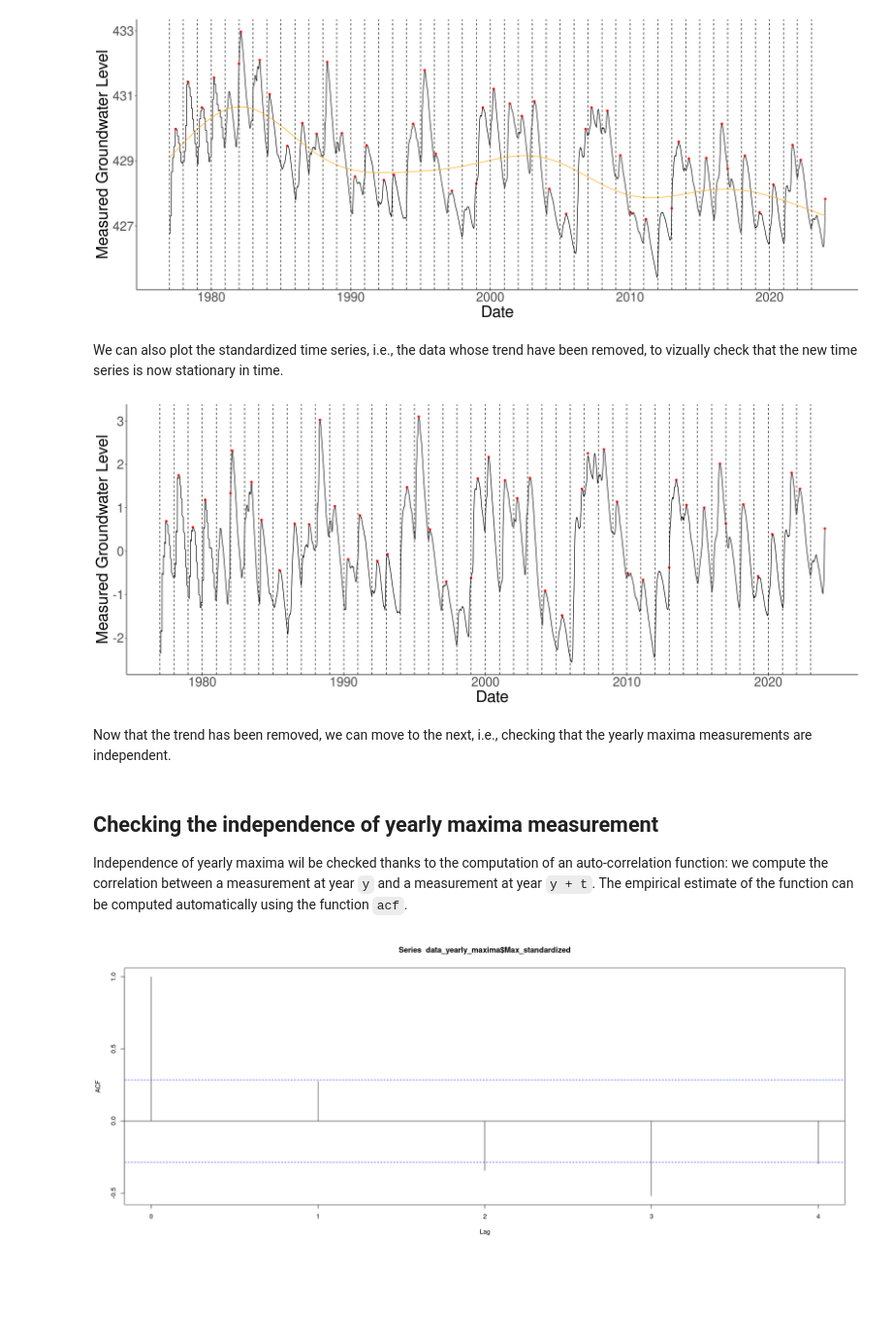
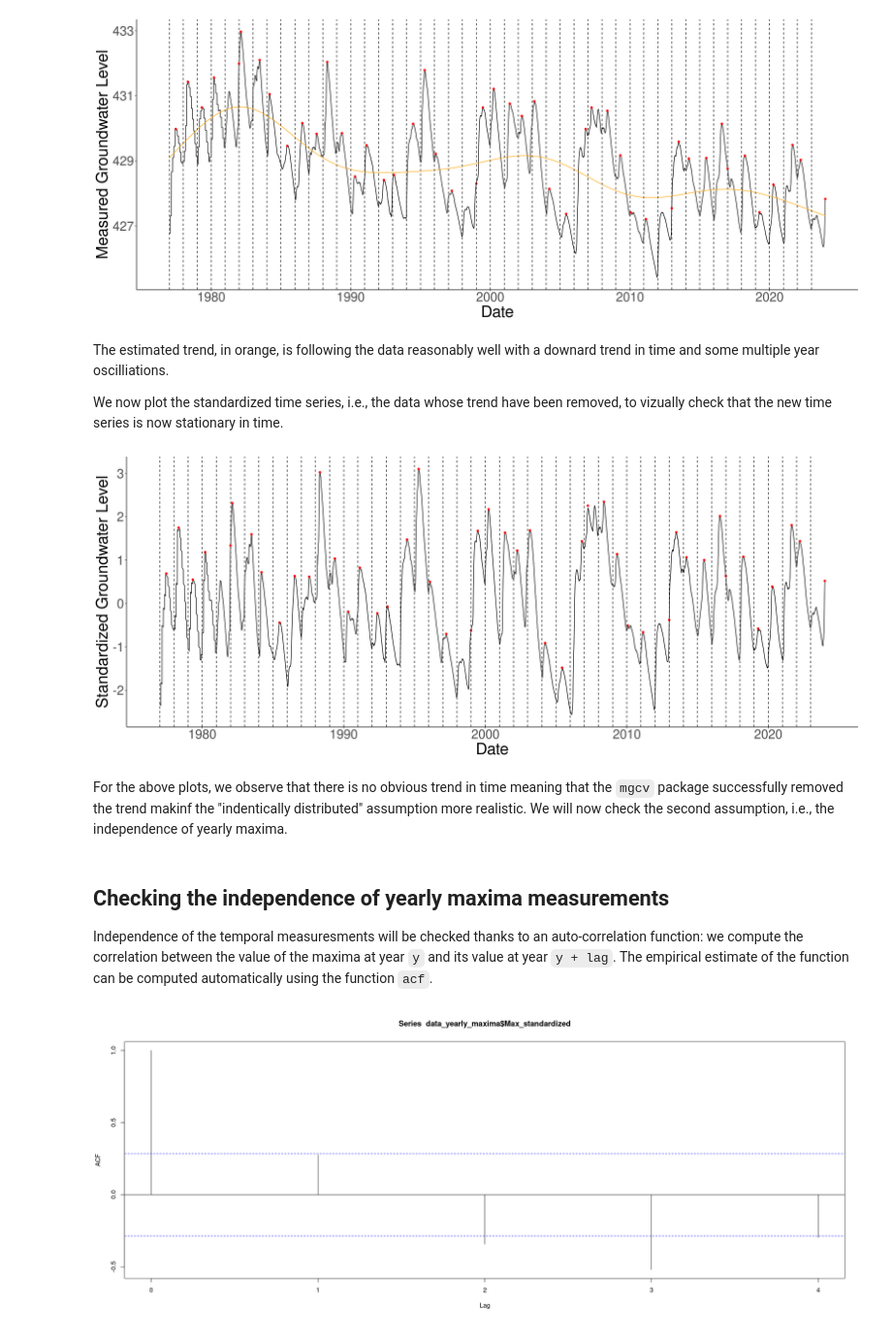
Before and after one commit to foen-admin-ch/groundwater-extreme-analysis, a Jupyter notebook: notebooks/example_4.ipynb, the cells around one changed output. Shown at 97% size. Drawn from its saved outputs; the diff is of its cells as text; code cells hidden in the pictures; blank space fills up the shorter version.

```diff
--- a/notebooks/example_4.ipynb
+++ b/notebooks/example_4.ipynb
@@ -144,32 +155,34 @@ ggplot(data) + #create plot object
 # %% [output]
 [figure]
 # %% [markdown]
-We can also plot the standardized time series, i.e., the data whose trend have been removed, to vizually check that the new time series is now stationary in time.
+The estimated trend, in orange, is following the data reasonably well with a downard trend in time and some multiple year oscilliations.
+
+We now plot the standardized time series, i.e., the data whose trend have been removed, to vizually check that the new time series is now stationary in time.
 # %%
 # We compute the yearly maxima of both the standardized and non-standardize data
 data_yearly_maxima <- data %>%
                         group_by(Jahre) %>%
                         summarize(Max = max(Wert, na.rm = TRUE),
                                   Max_standardized = max(Wert_standardized, na.rm = TRUE),
                                   Date_maxima = Zeitstempel[which.max(Wert)])
 
 # Use the ggplot2 package to display the time series
 ggplot(data) + #create plot object
     geom_line(data = data, aes(x = Zeitstempel, y = Wert_standardized)) + # add time series of measurements
     geom_point(data = data_yearly_maxima, aes(x = Date_maxima, y = Max_standardized), color = "red") + #add maxima as red points
     geom_vline(xintercept = dmy(paste0("01-01-",seq(min(data$Jahre), max(data$Jahre), by = 1))), linetype = "dashed") + #add vertical line for each year
     theme_classic() +
     theme(text = element_text(size = 30))+
     xlab("Date") +
-    ylab("Measured Groundwater Level")
+    ylab("Standardized Groundwater Level")
 # %% [output]
-[figure, old version]
+[figure, new version]
 # %% [markdown]
-Now that the trend has been removed, we can move to the next, i.e., checking that the yearly maxima measurements are independent.
+For the above plots, we observe that there is no obvious trend in time meaning that the `mgcv` package successfully removed the trend makinf the "indentically distributed" assumption more realistic. We will now check the second assumption, i.e., the independence of yearly maxima.
 # %% [markdown]
-## Checking the independence of yearly maxima measurement
+## Checking the independence of yearly maxima measurements
 
-Independence of yearly maxima wil be checked thanks to the computation of an auto-correlation function: we compute the correlation between a measurement at year `y` and a measurement at year `y + t`. The empirical estimate of the function can be computed automatically using the function `acf`.
+Independence of the temporal measuresments will be checked thanks to an auto-correlation function: we compute the correlation between the value of the maxima at year `y` and its value at year `y + lag`. The empirical estimate of the function can be computed automatically using the function `acf`.
 # %%
 #Compute the auto-correlation between yearly maxima
 acf(data_yearly_maxima$Max_standardized, lag = 4, na.action = na.pass)
```
Also changed, not shown: parts of 24 cells of this notebook.
